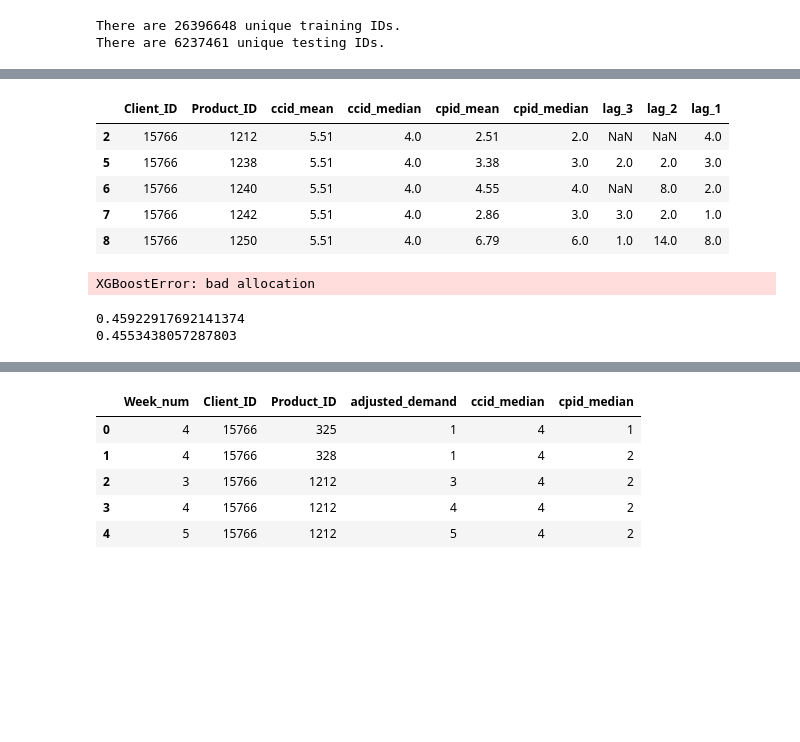
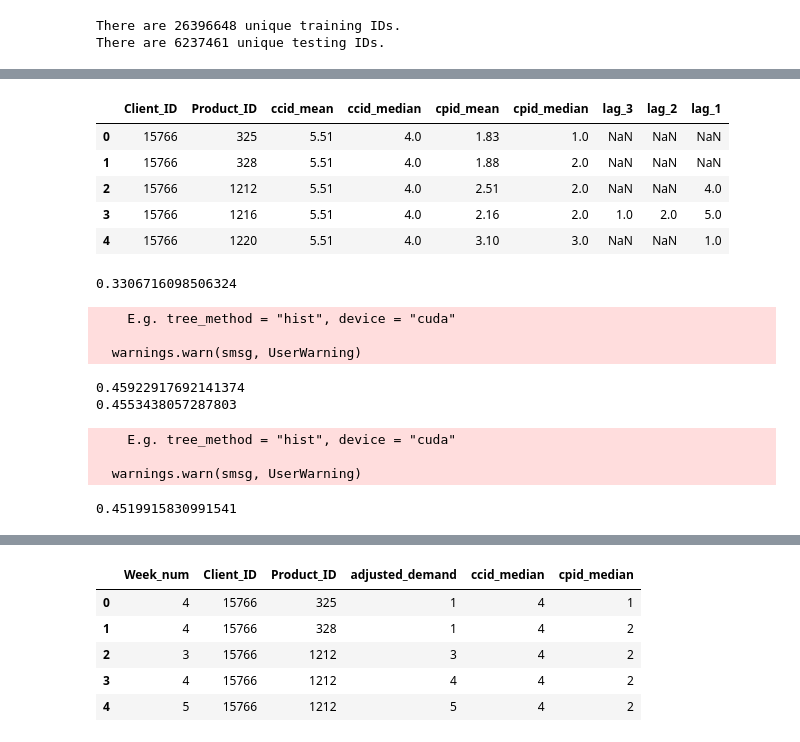
Before and after one commit to ElliotBlackstone/EWinter25_Product_Inventory, a Jupyter notebook: xgboost_EB.ipynb, the cells around one changed output, grey strips where cells are left out. Drawn from its saved outputs; the diff is of its cells as text; code cells hidden in the pictures; blank space fills up the shorter version.

```diff
--- a/xgboost_EB.ipynb
+++ b/xgboost_EB.ipynb
@@ -107,8 +107,8 @@ train['cpid_mean'] = train['cpid'].map(pidmapping)
 pidmapping = pd.Series(product_stats[product_stats['cpid'].isin(train['cpid'].unique().tolist())].set_index('cpid')['adj_dem_median'], index=product_stats[product_stats['cpid'].isin(train['cpid'].unique().tolist())]['cpid']).to_dict()
 train['cpid_median'] = train['cpid'].map(pidmapping)
 
-# pidmapping = pd.Series(product_stats[product_stats['cpid'].isin(train['cpid'].unique().tolist())].set_index('cpid')['median_pct'], index=product_stats[product_stats['cpid'].isin(train['cpid'].unique().tolist())]['cpid']).to_dict()
-# train['cpid_median_pct'] = train['cpid'].map(pidmapping).round(3)
+pidmapping = pd.Series(product_stats[product_stats['cpid'].isin(train['cpid'].unique().tolist())].set_index('cpid')['median_pct'], index=product_stats[product_stats['cpid'].isin(train['cpid'].unique().tolist())]['cpid']).to_dict()
+train['cpid_median_pct'] = train['cpid'].map(pidmapping).round(3)
 
 del cidmapping, pidmapping
 # %%
@@ -132,5 +228,7 @@ trainIDdf['ID'] = trainIDdf['ID'].astype('category')
 trainIDdf['Client_ID'] = trainIDdf['Client_ID'].astype('category')
 trainIDdf['Product_ID'] = trainIDdf['Product_ID'].astype('category')
 
+trainIDdf['Wk_9_dem'] = trainIDdf['Wk_9_dem'].fillna(iw9['adjusted_demand'])
+
 trainIDdf.head()
 # %% [output]
@@ -143,17 +252,17 @@ trainIDdf.head()
 # %%
 del train
 # %%
-X_train = trainIDdf.dropna(subset=['Wk_9_dem']).iloc[:, 1:-1]
-y_train = trainIDdf.dropna(subset=['Wk_9_dem']).iloc[:, -1]
+X_train = trainIDdf.iloc[:, 1:-1].copy(deep=True)
+y_train = trainIDdf['Wk_9_dem'].copy(deep=True)
 
 #X_train.drop(['Wk_3_dem', 'Wk_4_dem','Wk_5_dem'], axis=1, inplace=True)
 X_train.rename(columns={'Wk_6_dem': 'lag_3', 'Wk_7_dem': 'lag_2', 'Wk_8_dem': 'lag_1'}, inplace=True)
 
 X_train.head()
 # %% [output]
 |  | Client_ID | Product_ID | ccid_mean | ccid_median | cpid_mean | cpid_median | lag_3 | lag_2 | lag_1 |
+| 0 | 15766 | 325 | 5.51 | 4.0 | 1.83 | 1.0 | NaN | NaN | NaN |
+| 1 | 15766 | 328 | 5.51 | 4.0 | 1.88 | 2.0 | NaN | NaN | NaN |
 | 2 | 15766 | 1212 | 5.51 | 4.0 | 2.51 | 2.0 | NaN | NaN | 4.0 |
-| 5 | 15766 | 1238 | 5.51 | 4.0 | 3.38 | 3.0 | 2.0 | 2.0 | 3.0 |
-| 6 | 15766 | 1240 | 5.51 | 4.0 | 4.55 | 4.0 | NaN | 8.0 | 2.0 |
-| 7 | 15766 | 1242 | 5.51 | 4.0 | 2.86 | 3.0 | 3.0 | 2.0 | 1.0 |
-| 8 | 15766 | 1250 | 5.51 | 4.0 | 6.79 | 6.0 | 1.0 | 14.0 | 8.0 |
+| 3 | 15766 | 1216 | 5.51 | 4.0 | 2.16 | 2.0 | 1.0 | 2.0 | 5.0 |
+| 4 | 15766 | 1220 | 5.51 | 4.0 | 3.10 | 3.0 | NaN | NaN | 1.0 |
@@ -163,10 +272,19 @@ dtrain = xgb.DMatrix(X_train, label=y_train, enable_categorical=True)
 model = xgb.train({'max_depth': 8, 'eta': 0.1, 'objective': 'reg:squaredlogerror'}, dtrain, num_boost_round=100)
 # %%
 model2 = xgb.train({'max_depth': 8, 'eta': 0.1, 'objective': 'reg:squaredlogerror'}, dtrain, num_boost_round=250)
+
+test_pred = model2.predict(xgb.DMatrix(X_train, enable_categorical=True))
+test_pred[test_pred < 0] = 0
+
+print(rmsle(test_pred, y_train))
+# %% [output]
+0.3306716098506324
 # %%
-model3 = xgb.train({'max_depth': 8, 'eta': 0.1, 'objective': 'reg:squaredlogerror', 'nthread': 4}, dtrain, num_boost_round=500)
+model3 = xgb.train({'max_depth': 8, 'eta': 0.1, 'objective': 'reg:squaredlogerror', 'tree_method': 'gpu_hist'}, dtrain, num_boost_round=500)
 # %% [output]
-XGBoostError: bad allocation
+    E.g. tree_method = "hist", device = "cuda"
+
+  warnings.warn(smsg, UserWarning)
 # %%
 test_pred = model.predict(xgb.DMatrix(X_train, enable_categorical=True))
 test_pred[test_pred < 0] = 0
@@ -180,5 +293,15 @@ print(rmsle(test_pred, y_train))
 # %% [output]
 0.45922917692141374
 0.4553438057287803
+# %%
+test_pred = model3.predict(xgb.DMatrix(X_train, enable_categorical=True))
+test_pred[test_pred < 0] = 0
+
+print(rmsle(test_pred, y_train))
+# %% [output]
+    E.g. tree_method = "hist", device = "cuda"
+
+  warnings.warn(smsg, UserWarning)
+0.4519915830991541
 # %%
 # get ccid, cpid means and medians into test data
```
Also changed, not shown: parts of 26 cells of this notebook, 1 other file.
